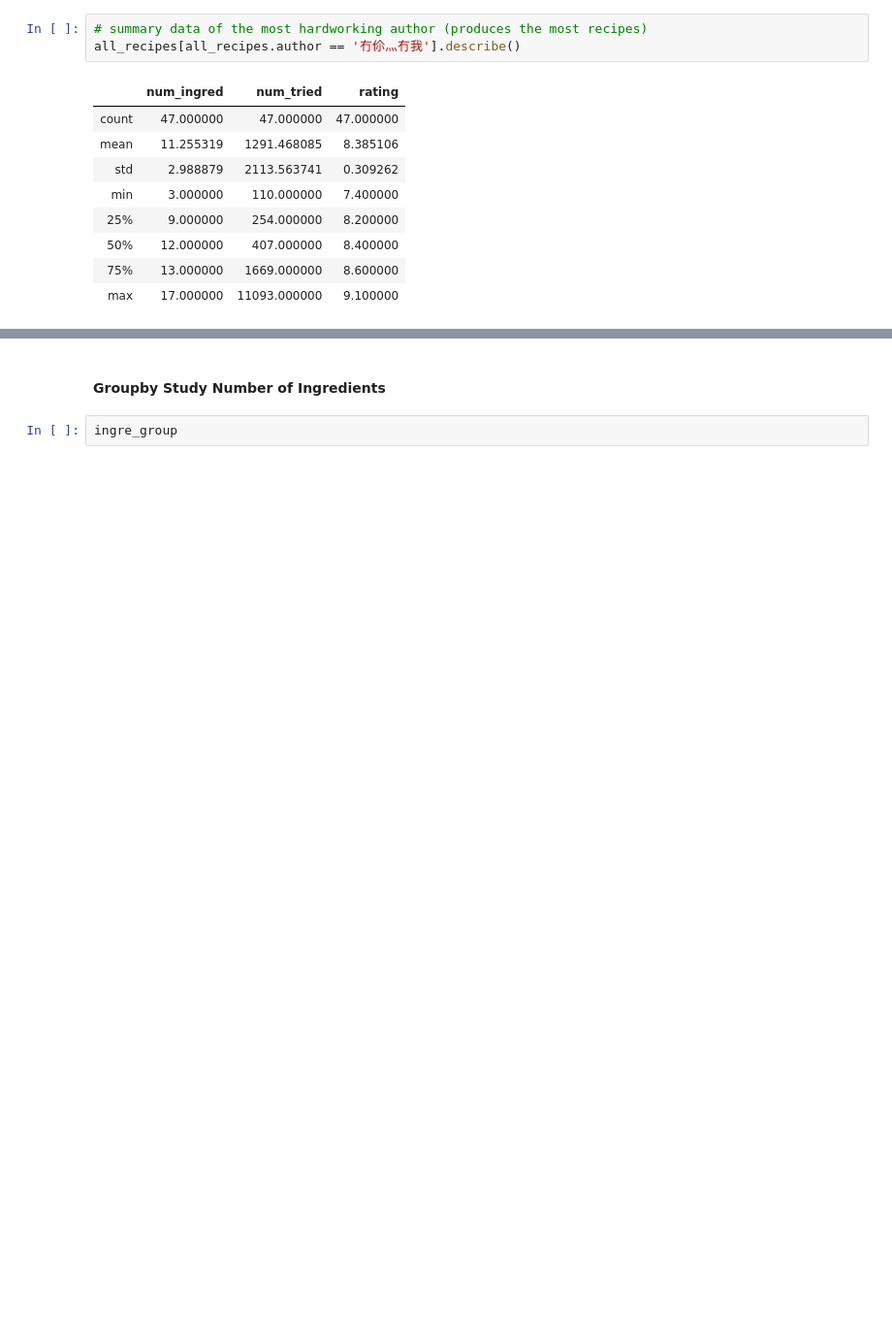
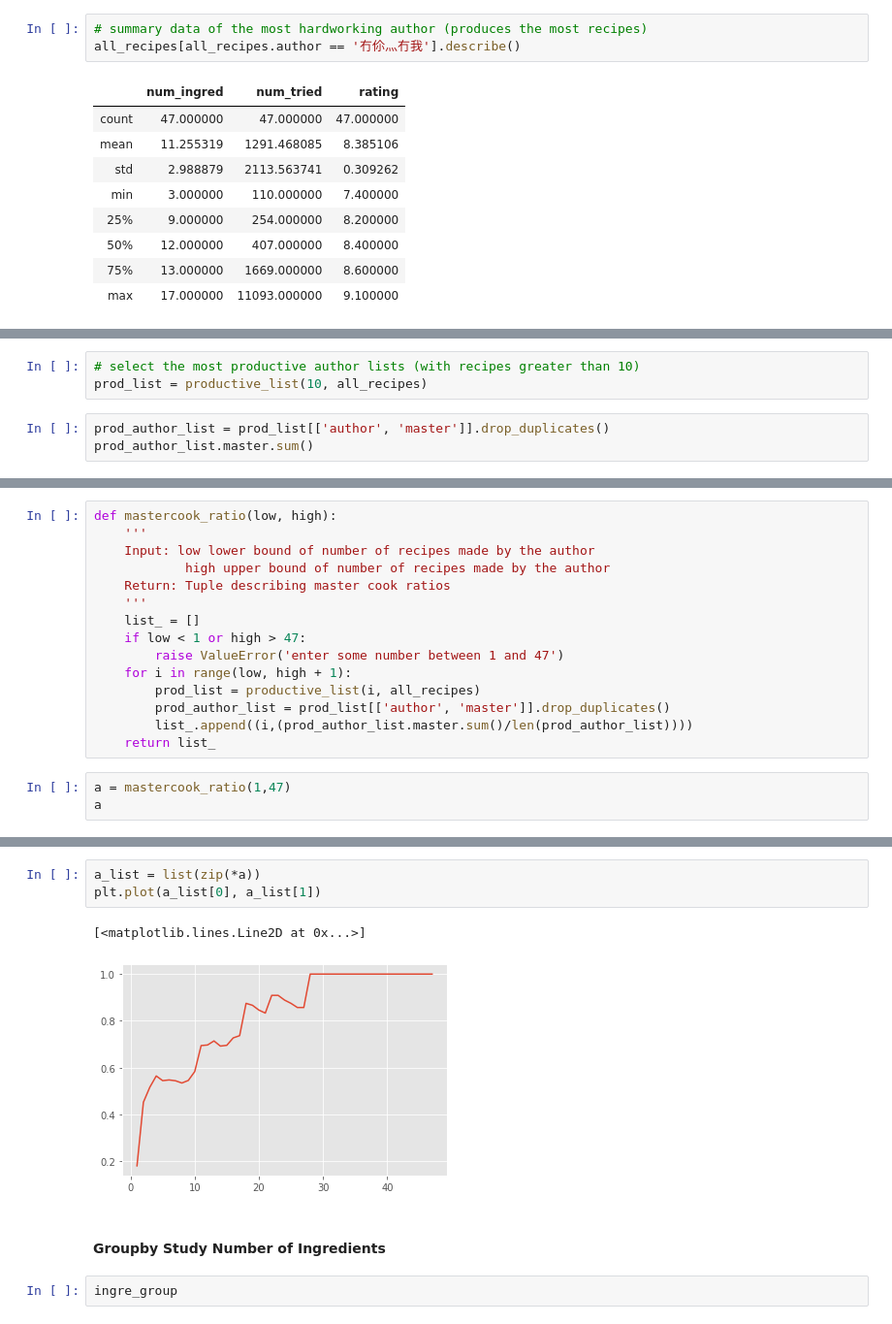
Before and after one commit to shimmer-croissant0707/web_scraping_project, a Jupyter notebook: Web_Scraping_Project.ipynb, the cells around one changed output, grey strips where cells are left out. Shown at 97% size. Drawn from its saved outputs; the diff is of its cells as text; blank space fills up the shorter version.

```diff
--- a/Web_Scraping_Project.ipynb
+++ b/Web_Scraping_Project.ipynb
@@ -570,0 +569,6 @@ all_recipes[ifProductive]
+# %%
+# select the most productive author lists (with recipes greater than 10)
+prod_list = productive_list(10, all_recipes)
+# %%
+prod_author_list = prod_list[['author', 'master']].drop_duplicates()
+prod_author_list.master.sum()
@@ -570,0 +577,18 @@ all_recipes[ifProductive]
+# %%
+def mastercook_ratio(low, high):
+    '''
+    Input: low lower bound of number of recipes made by the author
+            high upper bound of number of recipes made by the author
+    Return: Tuple describing master cook ratios
+    '''
+    list_ = []
+    if low < 1 or high > 47:
+        raise ValueError('enter some number between 1 and 47')
+    for i in range(low, high + 1):
+        prod_list = productive_list(i, all_recipes)
+        prod_author_list = prod_list[['author', 'master']].drop_duplicates()
+        list_.append((i,(prod_author_list.master.sum()/len(prod_author_list))))
+    return list_
+# %%
+a = mastercook_ratio(1,47)
+a
@@ -571,3 +613,9 @@ all_recipes[ifProductive]
+# %%
+a_list = list(zip(*a))
+plt.plot(a_list[0], a_list[1])
+# %% [output]
+[<matplotlib.lines.Line2D at 0x...>]
+[figure, added]
 # %% [markdown]
 #### Groupby Study Number of Ingredients
 # %%
```
Also changed, not shown: parts of 6 cells of this notebook.
